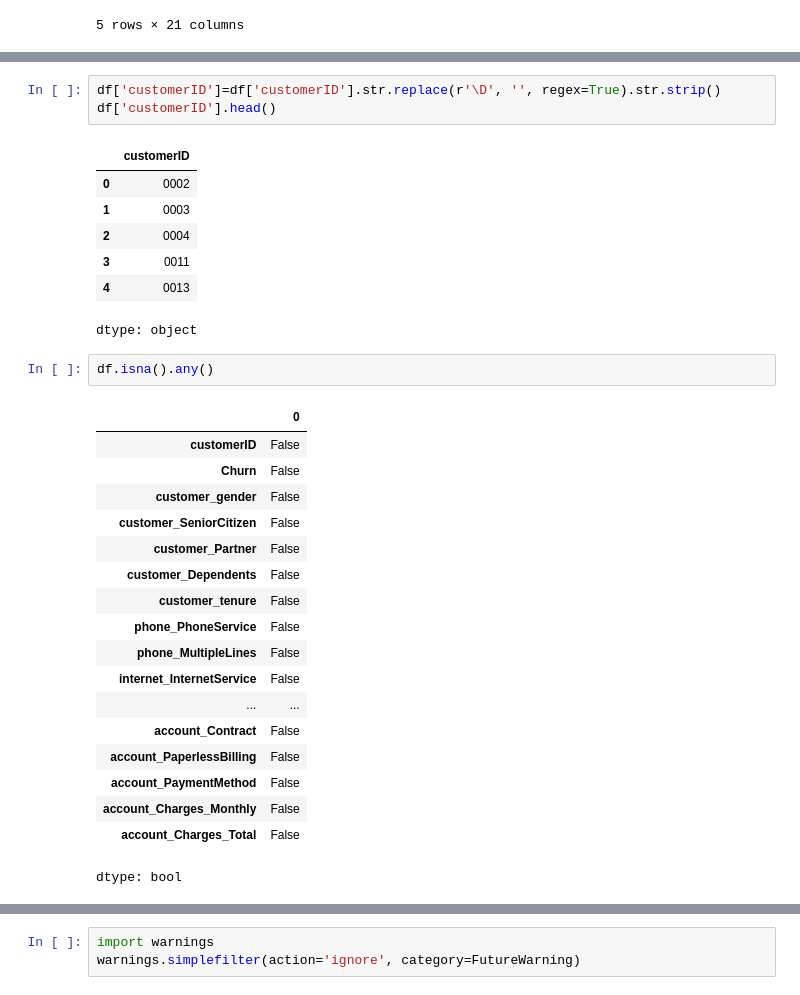
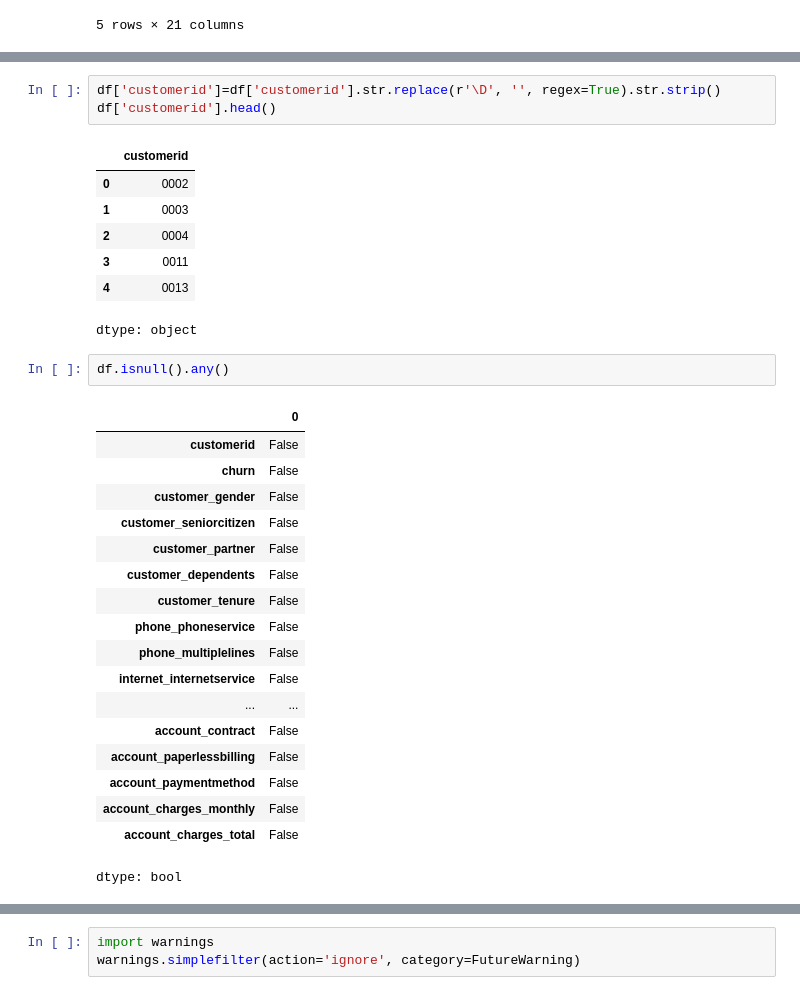
Before and after one commit to CatalinaOrtegha/2ndChallenge_TelecomX, a Jupyter notebook: 2ndChallenge_TelecomX.ipynb, the cells around one changed output, grey strips where cells are left out. Drawn from its saved outputs; the diff is of its cells as text.

```diff
--- a/2ndChallenge_TelecomX.ipynb
+++ b/2ndChallenge_TelecomX.ipynb
@@ -208,10 +230,10 @@ df['customerID'].duplicated().any()
 # %% [output]
 np.False_
 # %%
-df['customerID']=df['customerID'].str.replace(r'\D', '', regex=True).str.strip()
-df['customerID'].head()
+df['customerid']=df['customerid'].str.replace(r'\D', '', regex=True).str.strip()
+df['customerid'].head()
 # %% [output]
-|  | customerID |
+|  | customerid |
 | 0 | 0002 |
 | 1 | 0003 |
 | 2 | 0004 |
@@ -219,24 +241,24 @@ df['customerID'].head()
 | 4 | 0013 |
 dtype: object
 # %%
-df.isna().any()
+df.isnull().any()
 # %% [output]
 |  | 0 |
-| customerID | False |
-| Churn | False |
+| customerid | False |
+| churn | False |
 | customer_gender | False |
-| customer_SeniorCitizen | False |
-| customer_Partner | False |
-| customer_Dependents | False |
+| customer_seniorcitizen | False |
+| customer_partner | False |
+| customer_dependents | False |
 | customer_tenure | False |
-| phone_PhoneService | False |
-| phone_MultipleLines | False |
-| internet_InternetService | False |
+| phone_phoneservice | False |
+| phone_multiplelines | False |
+| internet_internetservice | False |
 | ... | ... |
-| account_Contract | False |
-| account_PaperlessBilling | False |
-| account_PaymentMethod | False |
-| account_Charges_Monthly | False |
-| account_Charges_Total | False |
+| account_contract | False |
+| account_paperlessbilling | False |
+| account_paymentmethod | False |
+| account_charges_monthly | False |
+| account_charges_total | False |
 dtype: bool
 # %%
```
Also changed, not shown: parts of 40 cells of this notebook.
